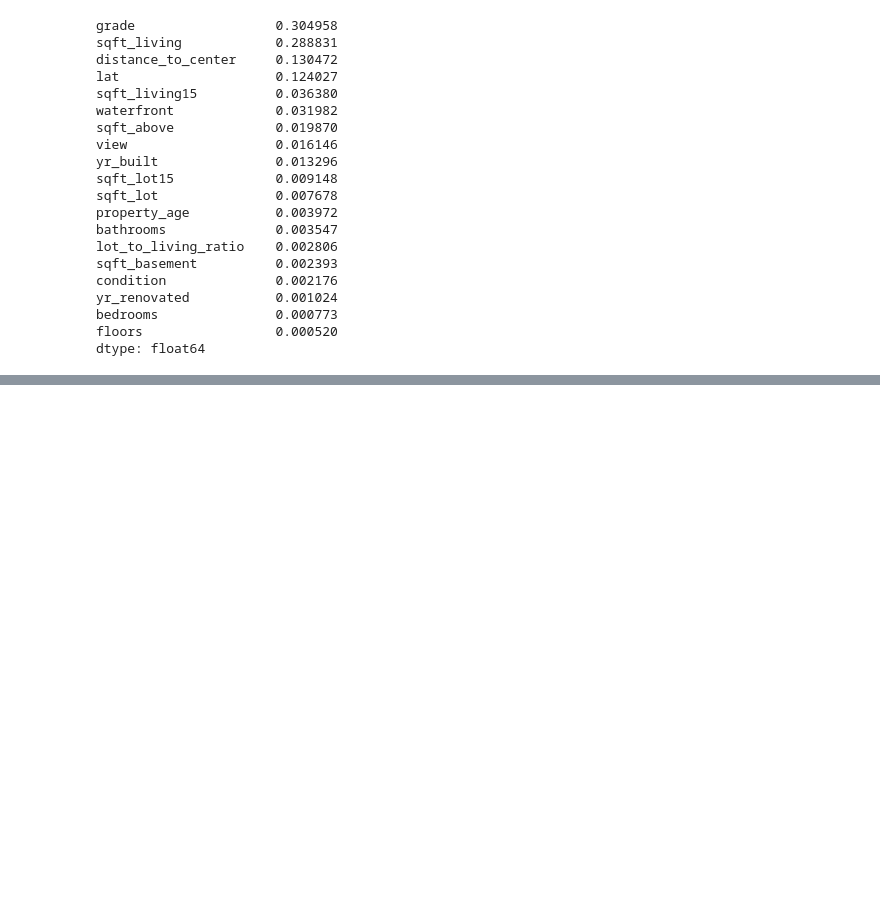
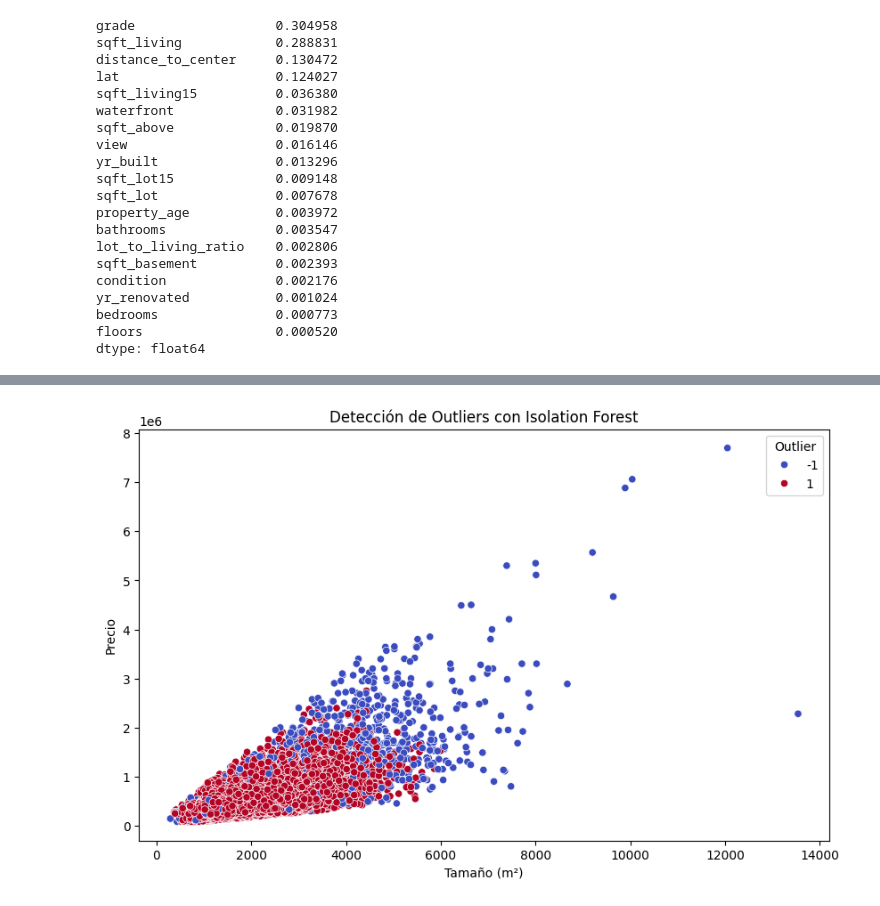
Before and after one commit to papuinoook94/Home_Price_ML, a Jupyter notebook: notebooks/03 - Entrenamiento_Evaluación.ipynb, the cells around one changed output, grey strips where cells are left out. Cells and saved outputs as stored; diff of their text form; code cells hidden in the pictures; blank space fills up the shorter version.

```diff
--- a/notebooks/03 - Entrenamiento_Evaluación.ipynb
+++ b/notebooks/03 - Entrenamiento_Evaluación.ipynb
@@ -306,0 +385,16 @@ dtype: float64
+# %%
+from sklearn.ensemble import IsolationForest
+
+# Aplicar Isolation Forest
+iso_forest = IsolationForest(contamination=0.05, random_state=42)  # Ajusta la tasa de outliers
+housing_df['Outlier'] = iso_forest.fit_predict(scaled_features)
+
+# Visualización de outliers
+plt.figure(figsize=(10, 6))
+sns.scatterplot(x=housing_df['sqft_living'], y=housing_df['price'], hue=housing_df['Outlier'], palette='coolwarm')
+plt.xlabel('Tamaño (m²)')
+plt.ylabel('Precio')
+plt.title('Detección de Outliers con Isolation Forest')
+plt.show()
+# %% [output]
+[figure, added]
```
Also changed, not shown: parts of 14 cells of this notebook.
